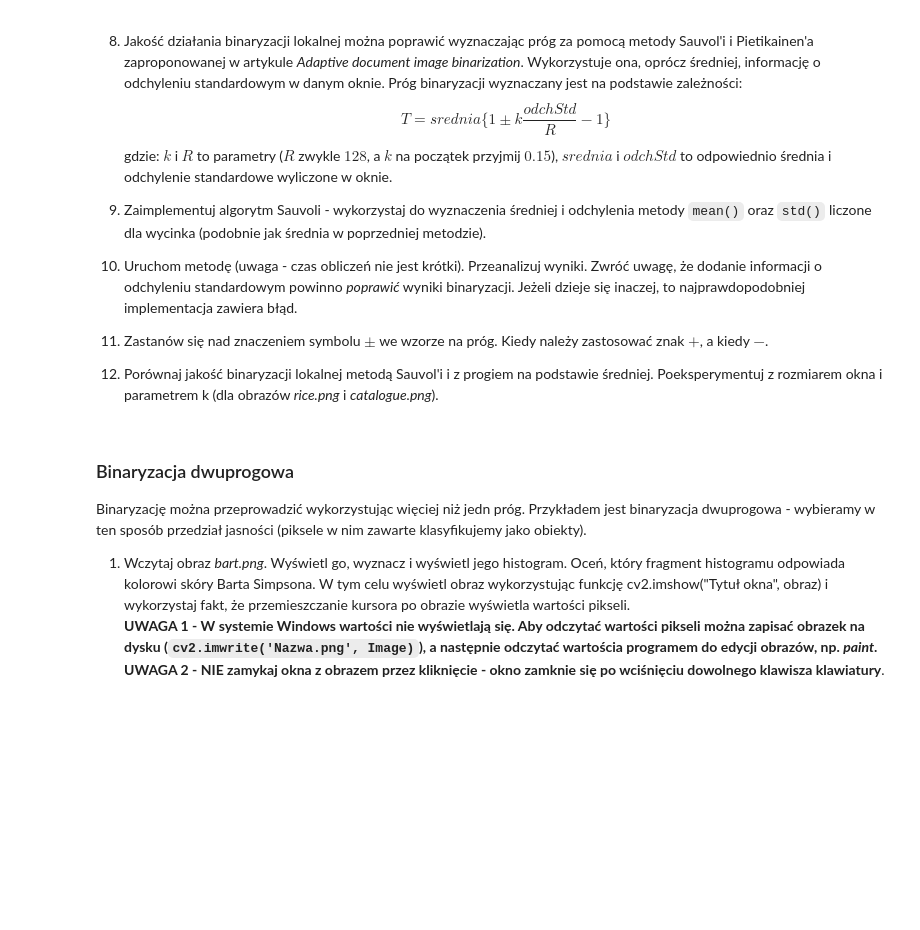
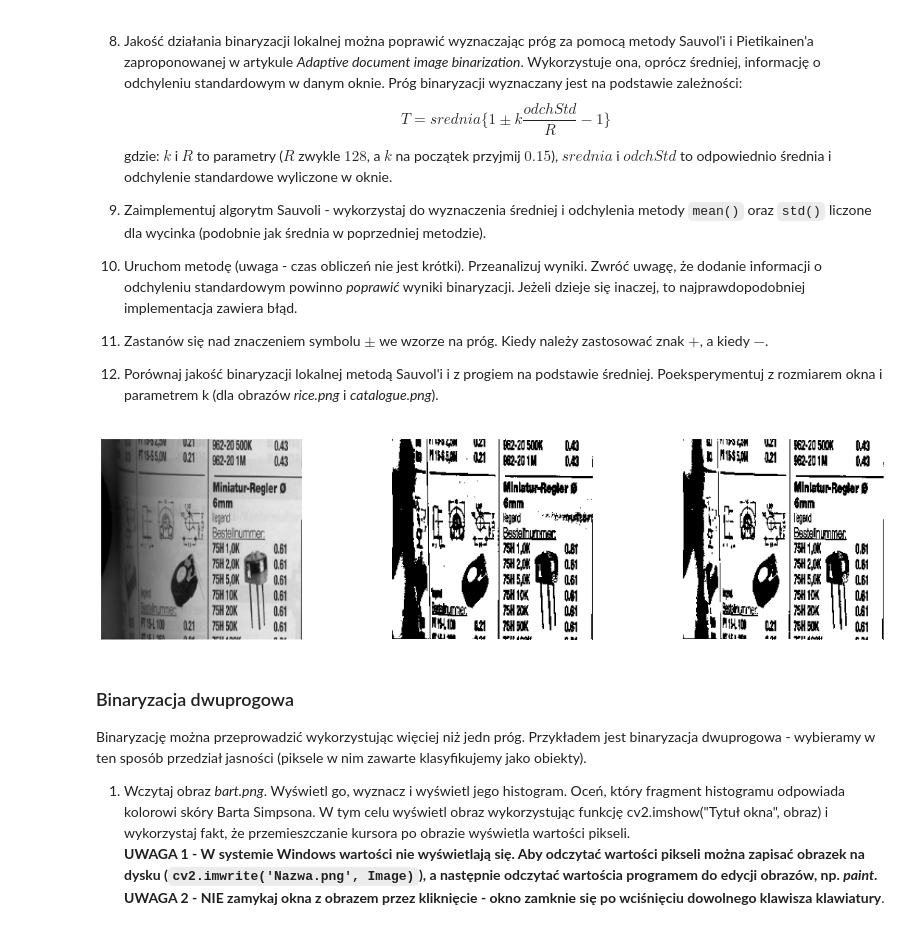
Before and after one commit to prz-ziaja/sem5, a Jupyter notebook: poc/lab04/04_thresholding.ipynb, the cells around one changed output. Saved outputs shown, nothing was run; the diff lists cells and outputs as text; code cells hidden in the pictures; blank space fills up the shorter version.

```diff
--- a/poc/lab04/04_thresholding.ipynb
+++ b/poc/lab04/04_thresholding.ipynb
@@ -460,6 +484,32 @@ gdzie: $k$ i $R$ to parametry ($R$ zwykle $128$, a $k$ na początek przyjmij $0.
 
 12. Porównaj jakość binaryzacji lokalnej metodą Sauvol'i i z progiem na podstawie średniej.
       Poeksperymentuj z rozmiarem okna i parametrem k (dla obrazów _rice.png_ i _catalogue.png_).
+# %%
+def local_binaryzation_SP(img_org, frame_size = 25, k=0.15, R=128):
+    img = np.copy(img_org)
+    (X, Y) = img.shape
+    for x in range(X):
+        for y in range(Y):
+            frame = img_org[np.max([x - frame_size, 0]):np.min([x + frame_size, X]),
+                       np.max([y - frame_size, 0]):np.min([y + frame_size, Y])]
+            mean = np.mean(frame)
+            T = mean*(1+k*(np.std(frame)/R-1))
+            img[x,y] = 255 if img_org[x,y]>T else 0
+    return img
+
+l_b = local_binaryzation(catalogue,25)
+l_b_SP = local_binaryzation_SP(catalogue,25,.08)
+fig, axs = plt.subplots(1,3)
+fig.set_size_inches(20,5)
+axs[0].imshow(catalogue,'gray')
+axs[0].axis('off')
+axs[1].imshow(l_b,'gray')
+axs[1].axis('off')
+axs[2].imshow(l_b_SP,'gray')
+axs[2].axis('off')
+plt.show()
+# %% [output]
+[figure, added]
 # %% [markdown]
 ### Binaryzacja dwuprogowa
 
```
Also changed, not shown: parts of 5 cells of this notebook.
